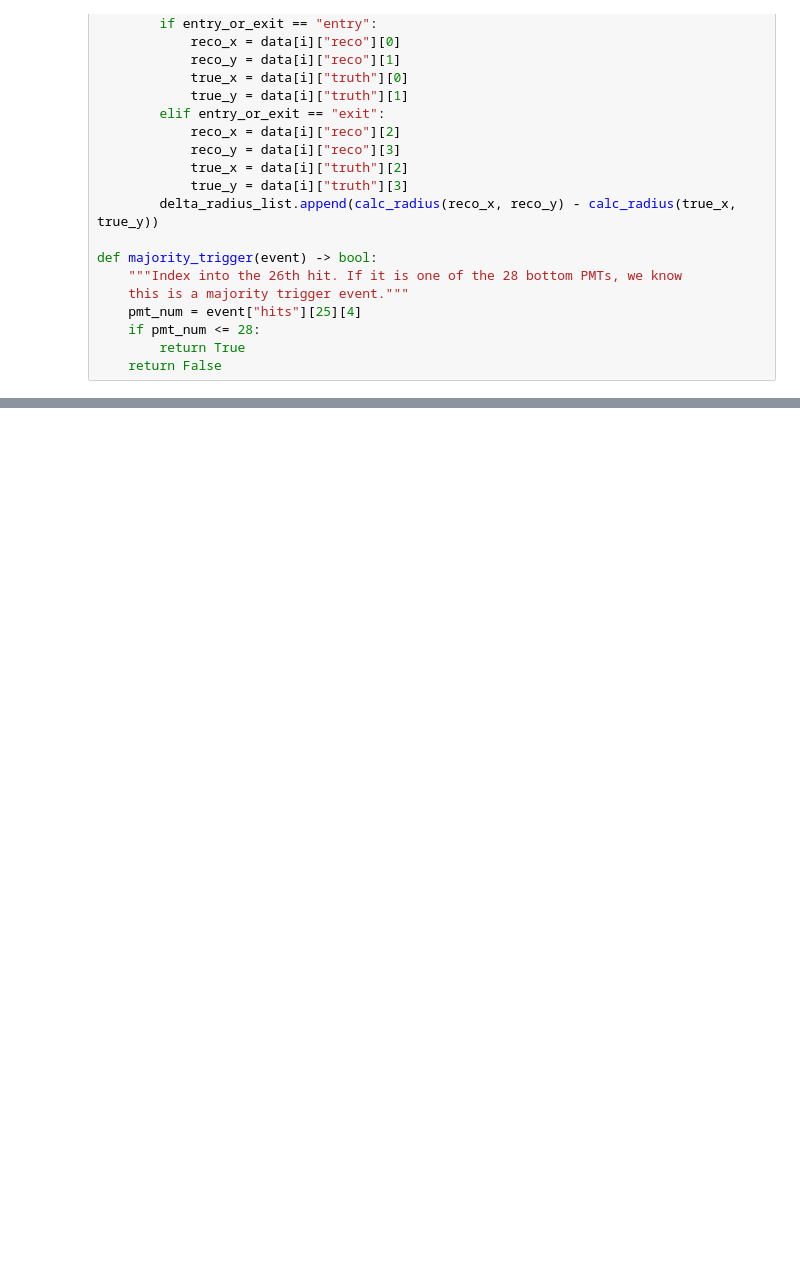
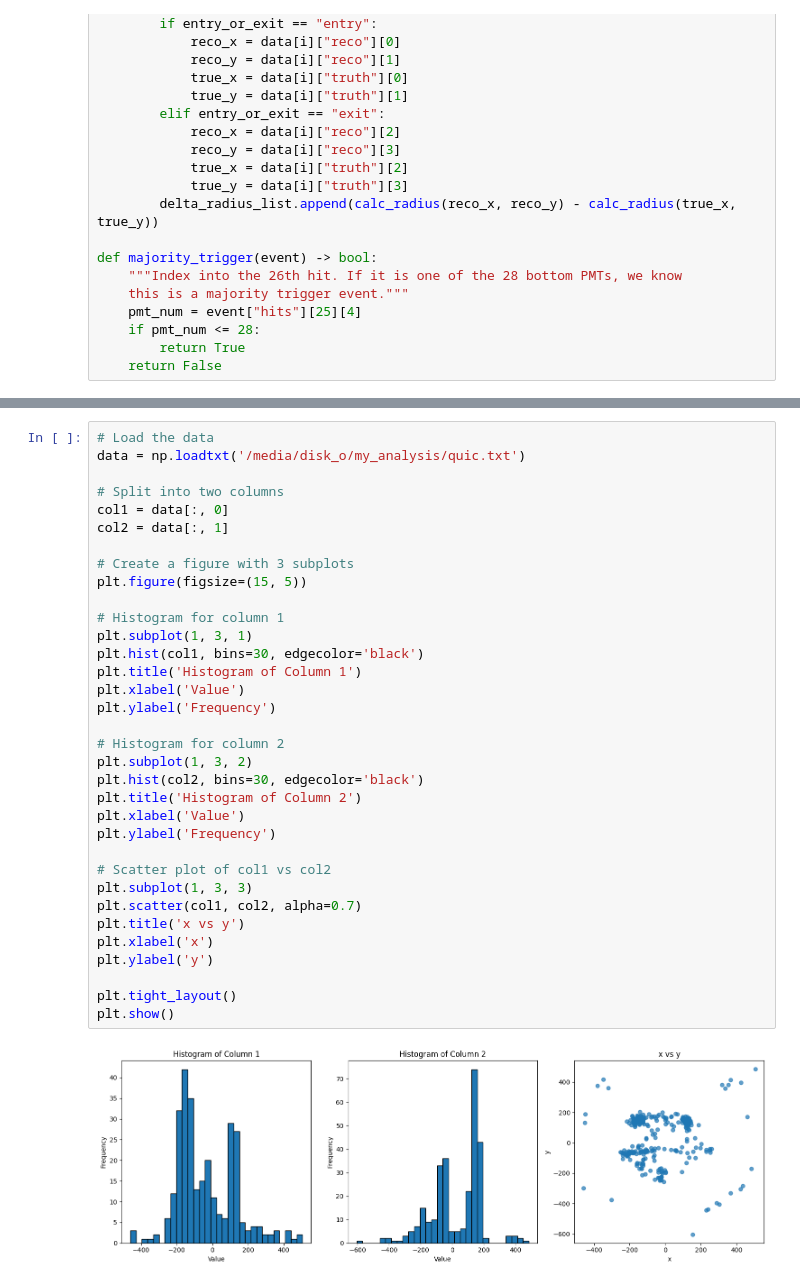
Before and after one commit to dcolson2026/BNL_WbLS, a Jupyter notebook: my_analysis/scratch_work2.ipynb, the cells around one changed output, grey strips where cells are left out. Saved outputs shown, nothing was run; the diff lists cells and outputs as text; blank space fills up the shorter version.

```diff
--- a/my_analysis/scratch_work2.ipynb
+++ b/my_analysis/scratch_work2.ipynb
@@ -839,0 +851,36 @@ print(boopy[:-1])
+# %%
+# Load the data
+data = np.loadtxt('/media/disk_o/my_analysis/quic.txt')
+
+# Split into two columns
+col1 = data[:, 0]
+col2 = data[:, 1]
+
+# Create a figure with 3 subplots
+plt.figure(figsize=(15, 5))
+
+# Histogram for column 1
+plt.subplot(1, 3, 1)
+plt.hist(col1, bins=30, edgecolor='black')
+plt.title('Histogram of Column 1')
+plt.xlabel('Value')
+plt.ylabel('Frequency')
+
+# Histogram for column 2
+plt.subplot(1, 3, 2)
+plt.hist(col2, bins=30, edgecolor='black')
+plt.title('Histogram of Column 2')
+plt.xlabel('Value')
+plt.ylabel('Frequency')
+
+# Scatter plot of col1 vs col2
+plt.subplot(1, 3, 3)
+plt.scatter(col1, col2, alpha=0.7)
+plt.title('x vs y')
+plt.xlabel('x')
+plt.ylabel('y')
+
+plt.tight_layout()
+plt.show()
+# %% [output]
+[figure, added]
```
Also changed, not shown: parts of 10 cells of this notebook, 5 other files.
